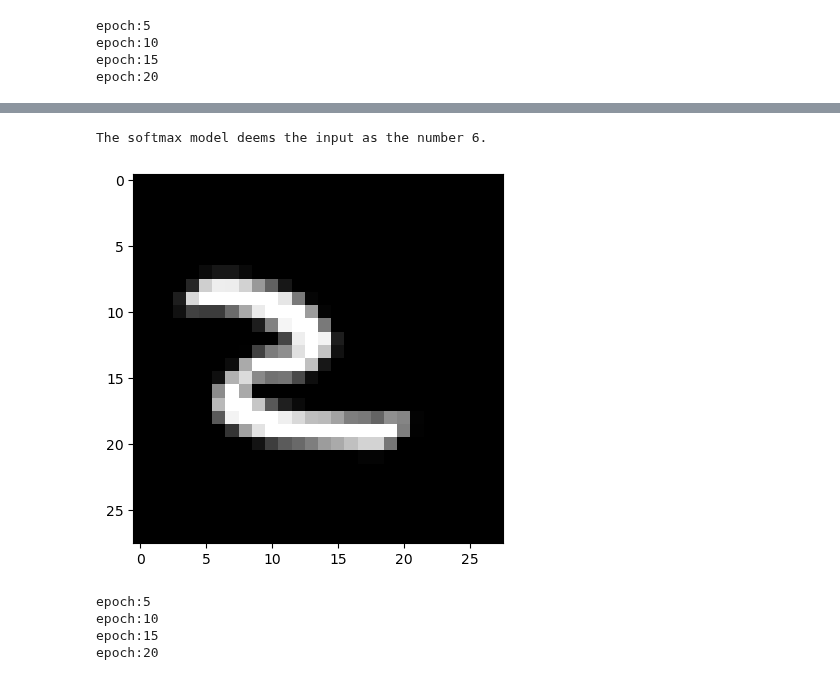
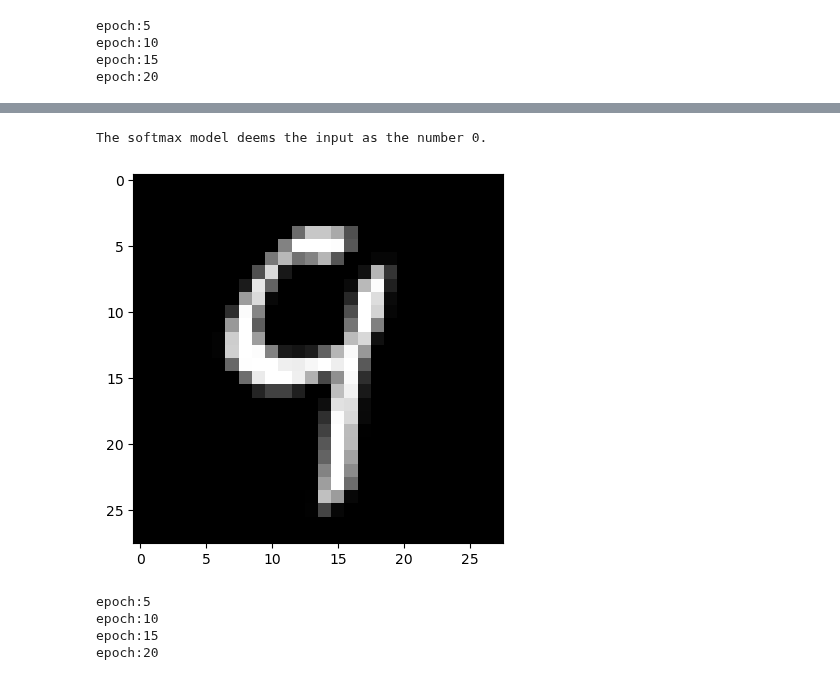
Before and after one commit to LinusLach/Blog, a Jupyter notebook: posts/post-with-code/Pytorch/LR_and_Softmax.ipynb, the cells around one changed output, grey strips where cells are left out. Cells and saved outputs as stored; diff of their text form; code cells hidden in the pictures.

```diff
--- a/posts/post-with-code/Pytorch/LR_and_Softmax.ipynb
+++ b/posts/post-with-code/Pytorch/LR_and_Softmax.ipynb
@@ -1444,13 +817,14 @@ plt.title("Accuracy: {0:.2f}, Loss:{1:.2f}".format(ACC_NN_ReLU[-1],LOSS_NN_ReLu[
 # %%
 inp = PIL.Image.open('user_input.jpg')
+inp = PIL.Image.open('9.jpg')
 pic_arr =  torch.tensor(np.asarray(inp.resize((28,28)))).type(torch.float)
 plt.imshow(pic_arr, cmap = 'gray')
 res = model_NN_ReLu(pic_arr.reshape(-1,28**2))
 _, yhat = torch.max(res,1)
 print("The softmax model deems the input as the number {}.".format(yhat.numpy()[0]))
 # %% [output]
-The softmax model deems the input as the number 6.
+The softmax model deems the input as the number 0.
-[figure, old version]
+[figure, new version]
 # %%
 layer1_dim = 100
 layer2_dim = 100
```
Also changed, not shown: parts of 93 cells of this notebook, 3 other files.
